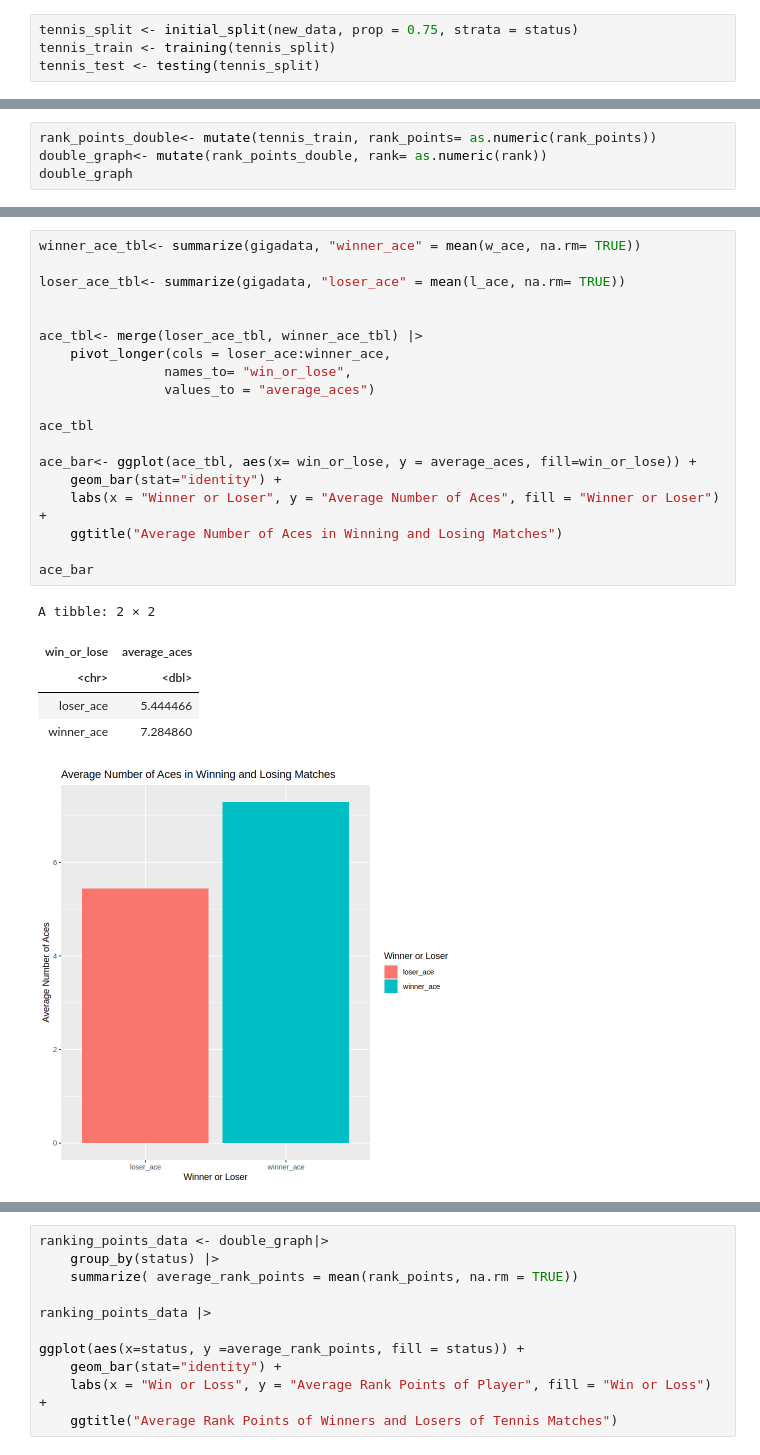
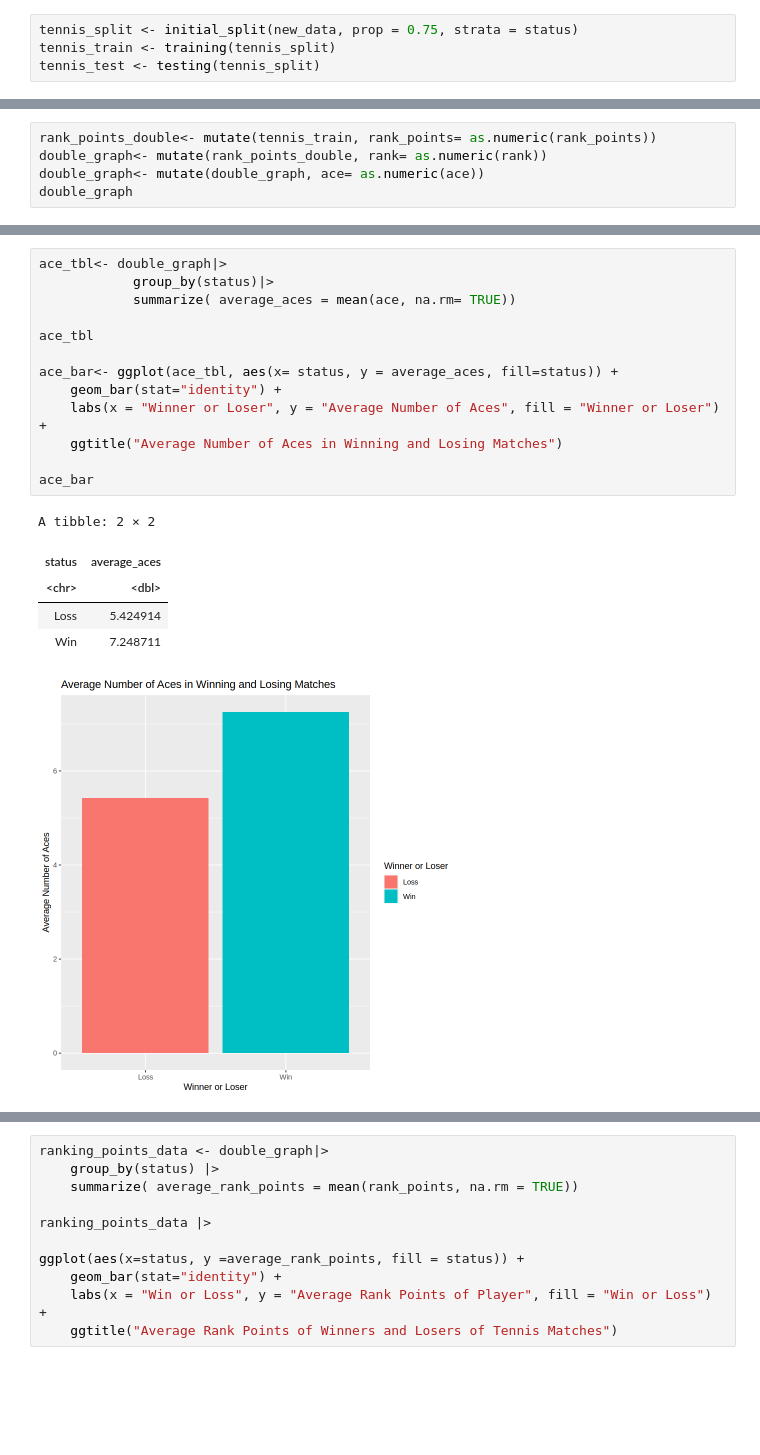
Before and after one commit to Jinception01/DSCI_100_Group_32, a Jupyter notebook: Group_32_Project.ipynb, the cells around one changed output, grey strips where cells are left out. Cells and saved outputs as stored; diff of their text form; blank space fills up the shorter version.

Commit message:
Josh's visualizations edits
Finished up the visualizations, we're basically done them now. Just need to finish writing.

```diff
--- a/Group_32_Project.ipynb
+++ b/Group_32_Project.ipynb
@@ -126,6 +126,7 @@ A data.frame: 6 × 4
 # %%
 rank_points_double<- mutate(tennis_train, rank_points= as.numeric(rank_points))
 double_graph<- mutate(rank_points_double, rank= as.numeric(rank))
+double_graph<- mutate(double_graph, ace= as.numeric(ace))
 double_graph
 # %% [output]
 A data.frame: 40320 × 4
@@ -149,27 +150,21 @@ A data.frame: 40320 × 4
 | 53759 | Win | NA | 131 | 364 |
 # %%
-winner_ace_tbl<- summarize(gigadata, "winner_ace" = mean(w_ace, na.rm= TRUE))
-
-loser_ace_tbl<- summarize(gigadata, "loser_ace" = mean(l_ace, na.rm= TRUE))
-
-
-ace_tbl<- merge(loser_ace_tbl, winner_ace_tbl) |>
-    pivot_longer(cols = loser_ace:winner_ace,
-                names_to= "win_or_lose",
-                values_to = "average_aces")
+ace_tbl<- double_graph|>
+            group_by(status)|>
+            summarize( average_aces = mean(ace, na.rm= TRUE))
 
 ace_tbl
 
-ace_bar<- ggplot(ace_tbl, aes(x= win_or_lose, y = average_aces, fill=win_or_lose)) +
+ace_bar<- ggplot(ace_tbl, aes(x= status, y = average_aces, fill=status)) +
     geom_bar(stat="identity") +
     labs(x = "Winner or Loser", y = "Average Number of Aces", fill = "Winner or Loser") +
     ggtitle("Average Number of Aces in Winning and Losing Matches")
 
 ace_bar
 # %% [output]
 A tibble: 2 × 2
-| win_or_lose | average_aces |
+| status | average_aces |
 | <chr> | <dbl> |
-| loser_ace | 5.444466 |
-| winner_ace | 7.284860 |
+| Loss | 5.424914 |
+| Win | 7.248711 |
-[figure, old version]
+[figure, new version]
```
Also changed, not shown: parts of 5 cells of this notebook.
